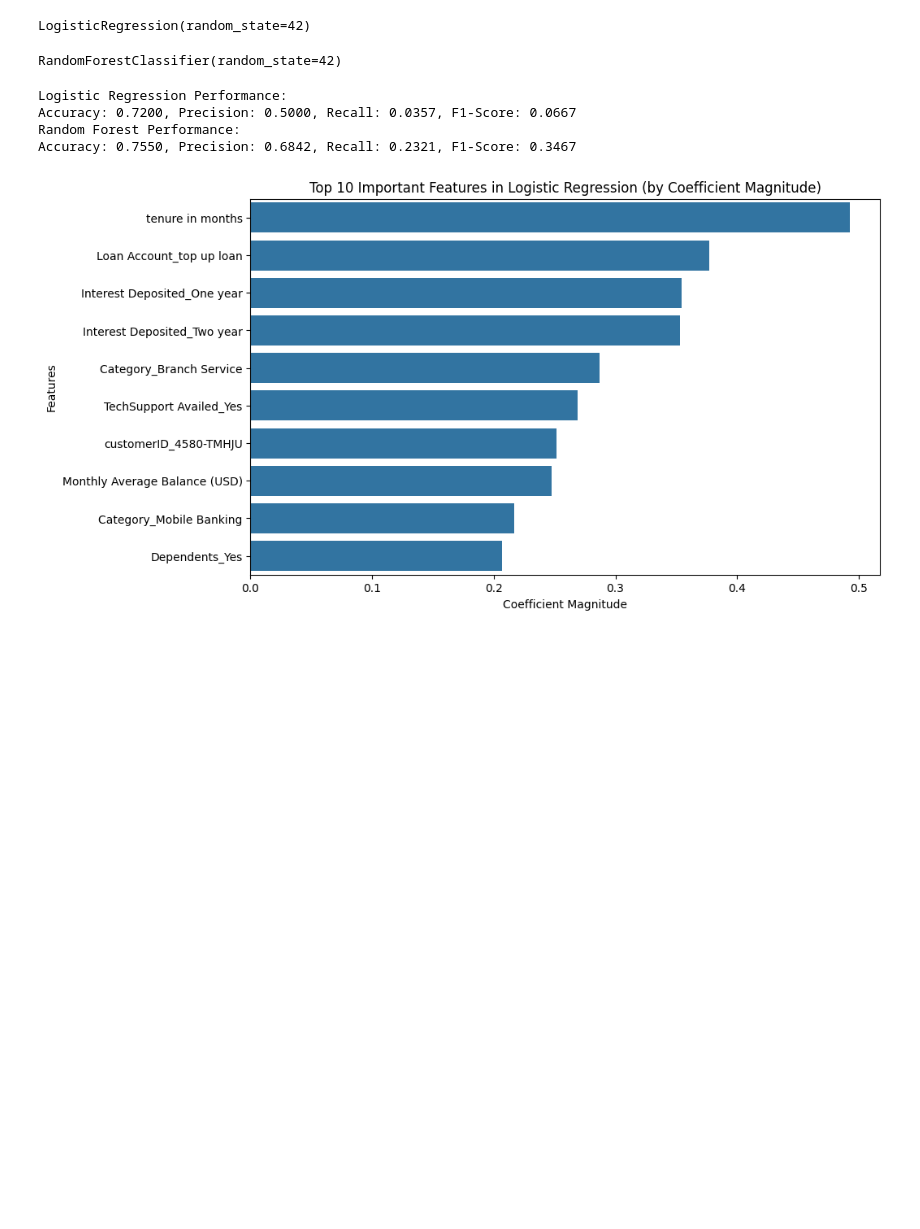
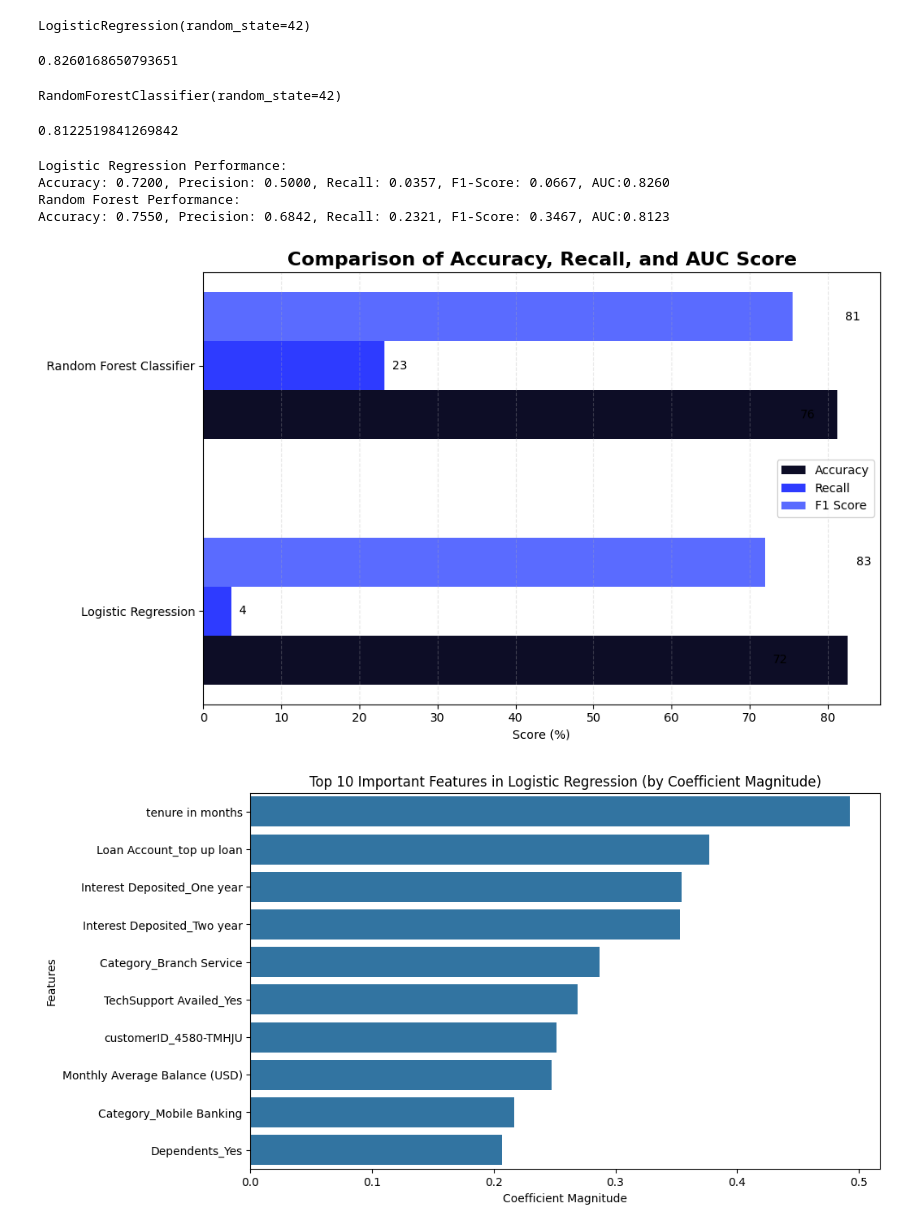
Before and after one commit to arunbari23/Customer-Churn-Strategy, a Jupyter notebook: notebook.ipynb, the cells around one changed output. Drawn from its saved outputs; the diff is of its cells as text; code cells hidden in the pictures; blank space fills up the shorter version.

```diff
--- a/notebook.ipynb
+++ b/notebook.ipynb
@@ -490,6 +490,13 @@ logistic_regression_model = LogisticRegression(random_state=42)
 logistic_regression_model.fit(X_train_lr, y_train)
 # %% [output]
 LogisticRegression(random_state=42)
+# %%
+from sklearn.metrics import roc_auc_score, roc_curve
+y_pred_log=logistic_regression_model.predict_proba(X_test_lr)[:,1]
+auc_1=roc_auc_score(y_test,y_pred_log)
+auc_1
+# %% [output]
+0.8260168650793651
 # %%
 # random forest model
 random_forest_model = RandomForestClassifier(random_state=42)
@@ -500,6 +507,12 @@ RandomForestClassifier(random_state=42)
 # Make predictions on the test data
 y_pred_lr = logistic_regression_model.predict(X_test_lr)  # Predictions using Logistic Regression
 y_pred_rf = random_forest_model.predict(X_test_rf)  # Predictions using Random Forest
+# %%
+y_pred_rand= random_forest_model.predict_proba(X_test_rf)[:,1]
+auc_2=roc_auc_score(y_test,y_pred_rand)
+auc_2
+# %% [output]
+0.8122519841269842
 # %%
 # Function to evaluate a model
 def evaluate_model(y_test, y_pred):
@@ -513,15 +526,69 @@ lr_accuracy, lr_precision, lr_recall, lr_f1 = evaluate_model(y_test, y_pred_lr)
 rf_accuracy, rf_precision, rf_recall, rf_f1 = evaluate_model(y_test, y_pred_rf)
 
 print("Logistic Regression Performance:")
-print(f"Accuracy: {lr_accuracy:.4f}, Precision: {lr_precision:.4f}, Recall: {lr_recall:.4f}, F1-Score: {lr_f1:.4f}")
+print(f"Accuracy: {lr_accuracy:.4f}, Precision: {lr_precision:.4f}, Recall: {lr_recall:.4f}, F1-Score: {lr_f1:.4f}, AUC:{auc_1:.4f}")
 
 print("Random Forest Performance:")
-print(f"Accuracy: {rf_accuracy:.4f}, Precision: {rf_precision:.4f}, Recall: {rf_recall:.4f}, F1-Score: {rf_f1:.4f}")
+print(f"Accuracy: {rf_accuracy:.4f}, Precision: {rf_precision:.4f}, Recall: {rf_recall:.4f}, F1-Score: {rf_f1:.4f}, AUC:{auc_2:.4f}")
 # %% [output]
 Logistic Regression Performance:
-Accuracy: 0.7200, Precision: 0.5000, Recall: 0.0357, F1-Score: 0.0667
+Accuracy: 0.7200, Precision: 0.5000, Recall: 0.0357, F1-Score: 0.0667, AUC:0.8260
 Random Forest Performance:
-Accuracy: 0.7550, Precision: 0.6842, Recall: 0.2321, F1-Score: 0.3467
+Accuracy: 0.7550, Precision: 0.6842, Recall: 0.2321, F1-Score: 0.3467, AUC:0.8123
+# %%
+import matplotlib.pyplot as plt
+import numpy as np
+
+# ------------------------------
+# REPLACE THESE WITH YOUR SCORES
+# ------------------------------
+log_reg_accuracy = lr_accuracy
+log_reg_recall = lr_recall
+log_reg_auc = auc_1
+
+rf_accuracy = rf_accuracy
+rf_recall = rf_recall
+rf_auc = auc_2
+
+# model names
+models = ['Logistic Regression', 'Random Forest Classifier']
+
+# metrics in same order for both models
+accuracy_scores = [log_reg_accuracy*100, rf_accuracy*100]
+recall_scores   = [log_reg_recall*100,   rf_recall*100]
+auc_scores      = [log_reg_auc*100,       rf_auc*100]
+
+# y positions
+y_pos = np.arange(len(models))
+
+bar_height = 0.20  # thickness of bars
+
+plt.figure(figsize=(10, 6))
+plt.title("Comparison of Accuracy, Recall, and AUC Score", fontsize=16, weight='bold')
+
+# Horizontal bars (3 metrics)
+plt.barh(y_pos - bar_height, auc_scores, height=bar_height, label="Accuracy", color="#0D0D26")
+plt.barh(y_pos, recall_scores, height=bar_height, label="Recall", color="#2E3BFF")
+plt.barh(y_pos + bar_height, accuracy_scores, height=bar_height, label="F1 Score", color="#5A6BFF")
+
+# Label values on bars
+for i, scores in enumerate([accuracy_scores, recall_scores, auc_scores]):
+    for j, score in enumerate(scores):
+        plt.text(score + 1,                # x position
+                 y_pos[j] + (i-1)*bar_height,
+                 f"{score:.0f}", va='center', fontsize=10)
+
+# y-axis labels
+plt.yticks(y_pos, models)
+
+plt.xlabel("Score (%)")
+plt.legend()
+plt.grid(axis='x', linestyle='--', alpha=0.3)
+
+plt.tight_layout()
+plt.show()
+# %% [output]
+[figure, added]
 # %%
 #exxtract feture importance from Logistic regression
 coefficients = logistic_regression_model.coef_[0]
```
Also changed, not shown: parts of 1 cell of this notebook, 2 other files.
